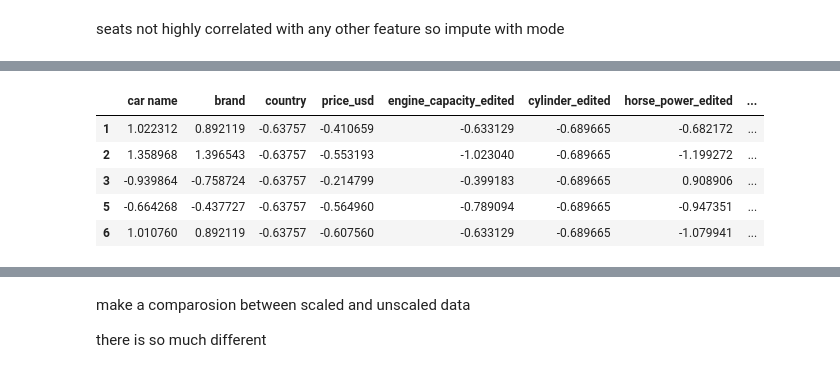
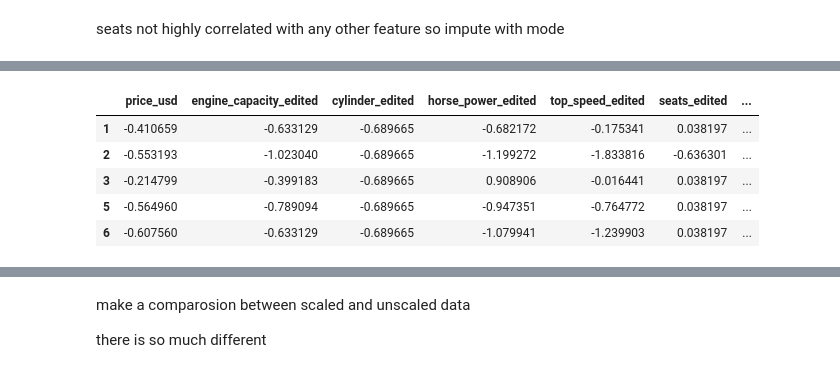
Before and after one commit to Mohammed-Abed-Alkareem/Regression-Analysis-and-Model-Selection, a Jupyter notebook: file.ipynb, the cells around one changed output, grey strips where cells are left out. Cells and saved outputs as stored; diff of their text form; code cells hidden in the pictures.

```diff
--- a/file.ipynb
+++ b/file.ipynb
@@ -647,2 +660,5 @@ memory usage: 383.5+ KB
+# %%
+# as shown almost 2-3 cars have the same name so we can drop the car name column
+car_df.drop('car name', axis=1, inplace=True)
 # %% [markdown]
 encode
@@ -673,0 +668,25 @@ for col in car_df.columns:
+# %%
+# Encode the 'brand' column one hot encoding
+he = OneHotEncoder(sparse_output=False)
+encoded_countries = he.fit_transform(car_df[['country']])
+
+
+# Convert the result to a DataFrame
+encoded_countries_df = pd.DataFrame(
+    encoded_countries,
+    columns=he.get_feature_names_out(['country'])
+)
+# Set the index of the encoded DataFrame to be the same as the original DataFrame
+encoded_countries_df.index = car_df.index
+
+# Combine the original DataFrame with the one-hot encoded DataFrame
+car_df = pd.concat([car_df, encoded_countries_df], axis=1)
+
+# Drop the 'country' column
+car_df.drop('country', axis=1, inplace=True)
+
+
+# Create an instance of the LabelEncoder
+le = LabelEncoder()
+# Encode the 'brand' column
+car_df['brand_encoded'] = le.fit_transform(car_df['brand'])
@@ -673,0 +702,3 @@ for col in car_df.columns:
+# %%
+#drop the brand column
+car_df.drop('brand', axis=1, inplace=True)
@@ -831,16 +923,20 @@ dtype: int64
 # %%
 # make z score for scaling the data
+
+# store the mean and that standard deviation of the price_usd column
+price_mean = car_df['price_usd'].mean()
+price_std = car_df['price_usd'].std()
 
 car_df_scaled = car_df.apply(zscore)
 
 car_df_scaled.head()
 # %% [output]
-|  | car name | brand | country | price_usd | engine_capacity_edited | cylinder_edited | horse_power_edited | ... |
-| 1 | 1.022312 | 0.892119 | -0.63757 | -0.410659 | -0.633129 | -0.689665 | -0.682172 | ... |
-| 2 | 1.358968 | 1.396543 | -0.63757 | -0.553193 | -1.023040 | -0.689665 | -1.199272 | ... |
-| 3 | -0.939864 | -0.758724 | -0.63757 | -0.214799 | -0.399183 | -0.689665 | 0.908906 | ... |
-| 5 | -0.664268 | -0.437727 | -0.63757 | -0.564960 | -0.789094 | -0.689665 | -0.947351 | ... |
-| 6 | 1.010760 | 0.892119 | -0.63757 | -0.607560 | -0.633129 | -0.689665 | -1.079941 | ... |
+|  | price_usd | engine_capacity_edited | cylinder_edited | horse_power_edited | top_speed_edited | seats_edited | ... |
+| 1 | -0.410659 | -0.633129 | -0.689665 | -0.682172 | -0.175341 | 0.038197 | ... |
+| 2 | -0.553193 | -1.023040 | -0.689665 | -1.199272 | -1.833816 | -0.636301 | ... |
+| 3 | -0.214799 | -0.399183 | -0.689665 | 0.908906 | -0.016441 | 0.038197 | ... |
+| 5 | -0.564960 | -0.789094 | -0.689665 | -0.947351 | -0.764772 | 0.038197 | ... |
+| 6 | -0.607560 | -0.633129 | -0.689665 | -1.079941 | -1.239903 | 0.038197 | ... |
 # %%
 car_df_scaled.describe()
 # %% [output]
```
Also changed, not shown: parts of 33 cells of this notebook.
